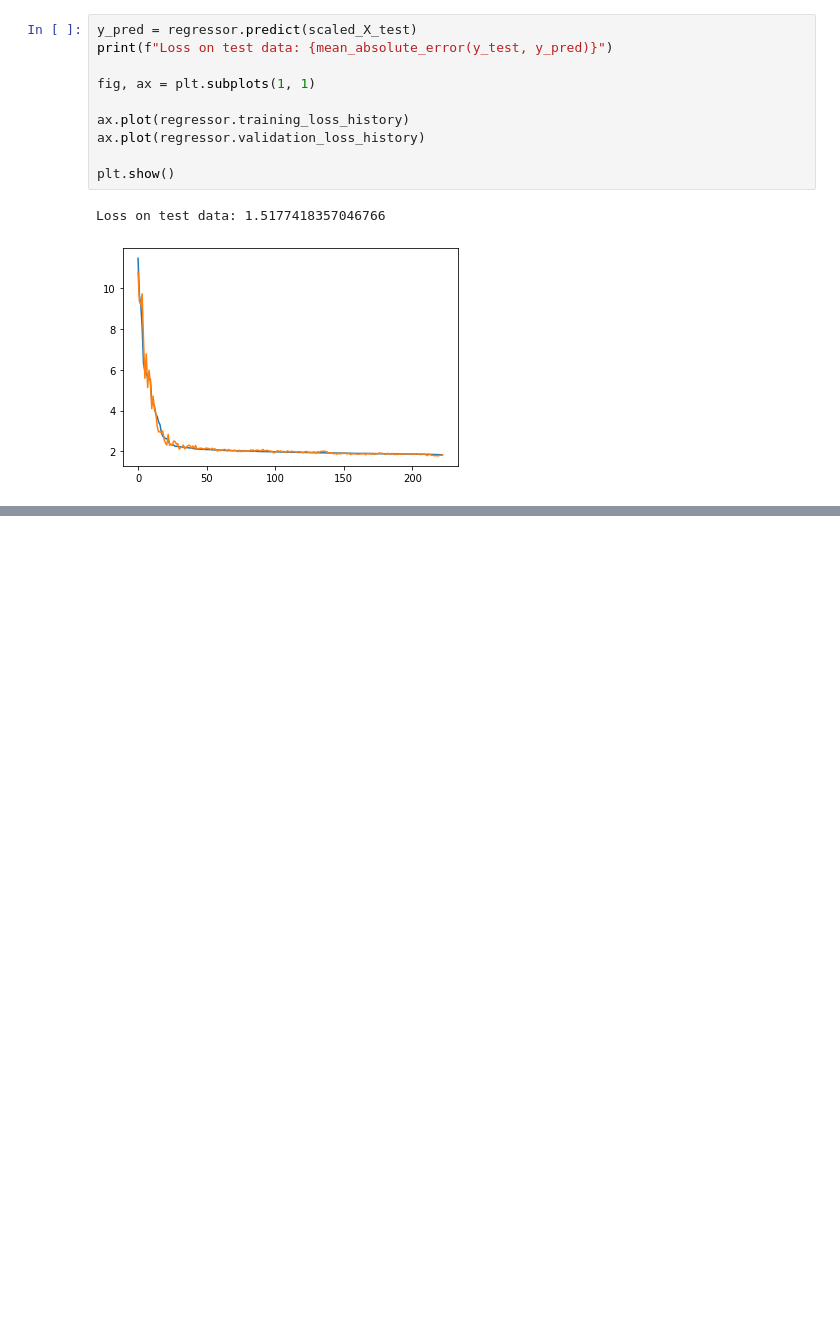
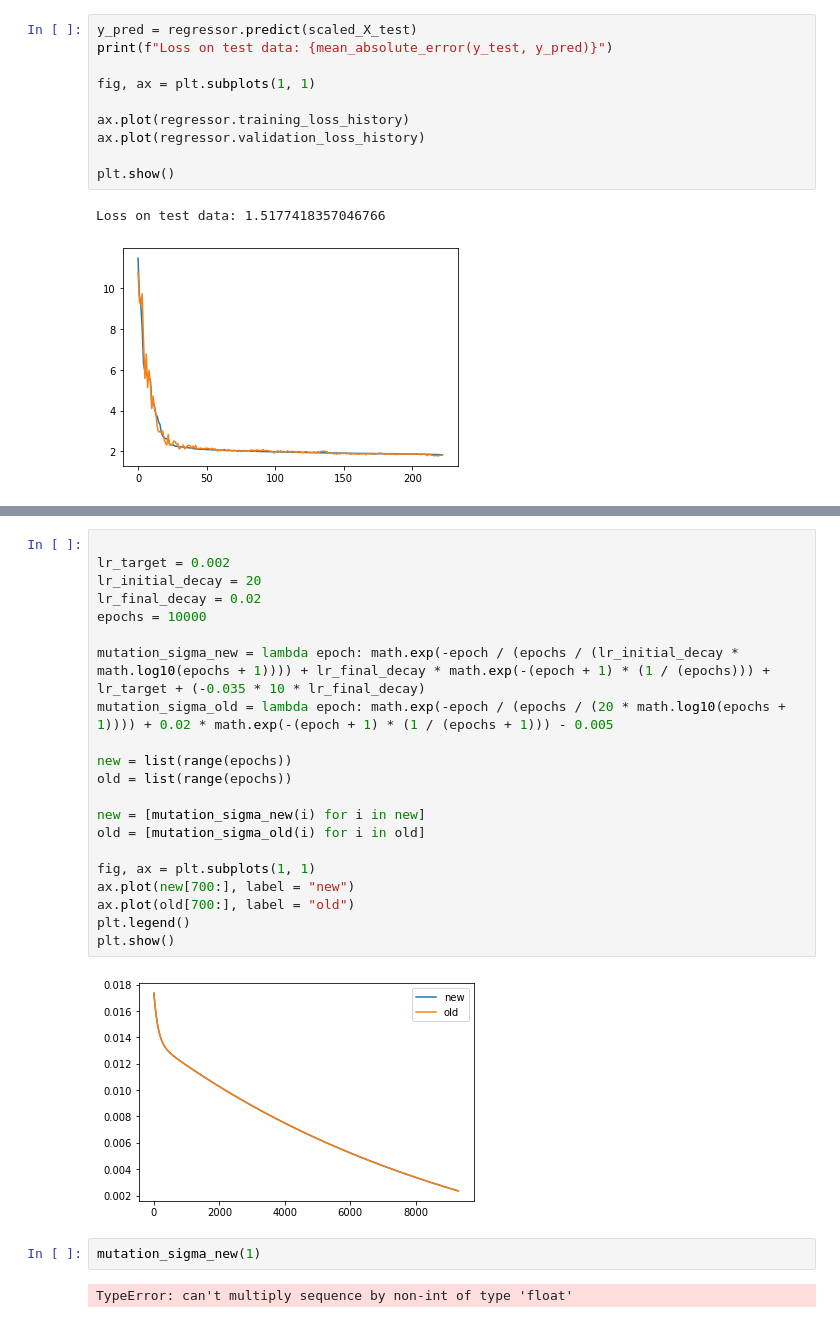
Before and after one commit to DanielPeterssonAI/EvoMLP, a Jupyter notebook: evo_regressor_test.ipynb, the cells around one changed output, grey strips where cells are left out. Drawn from its saved outputs; the diff is of its cells as text; blank space fills up the shorter version.

```diff
--- a/evo_regressor_test.ipynb
+++ b/evo_regressor_test.ipynb
@@ -78,0 +367,27 @@ Loss on test data: 1.5177418357046766
+# %%
+
+lr_target = 0.002
+lr_initial_decay = 20
+lr_final_decay = 0.02
+epochs = 10000
+
+mutation_sigma_new = lambda epoch: math.exp(-epoch / (epochs / (lr_initial_decay * math.log10(epochs + 1)))) + lr_final_decay * math.exp(-(epoch + 1) * (1 / (epochs))) + lr_target + (-0.035 * 10 * lr_final_decay)
+mutation_sigma_old = lambda epoch: math.exp(-epoch / (epochs / (20 * math.log10(epochs + 1)))) + 0.02 * math.exp(-(epoch + 1) * (1 / (epochs + 1))) - 0.005
+
+new = list(range(epochs))
+old = list(range(epochs))
+
+new = [mutation_sigma_new(i) for i in new]
+old = [mutation_sigma_old(i) for i in old]
+
+fig, ax = plt.subplots(1, 1)
+ax.plot(new[700:], label = "new")
+ax.plot(old[700:], label = "old")
+plt.legend()
+plt.show()
+# %% [output]
+[figure, added]
+# %%
+mutation_sigma_new(1)
+# %% [output]
+TypeError: can't multiply sequence by non-int of type 'float'
```
Also changed, not shown: parts of 5 cells of this notebook, 3 other files.
